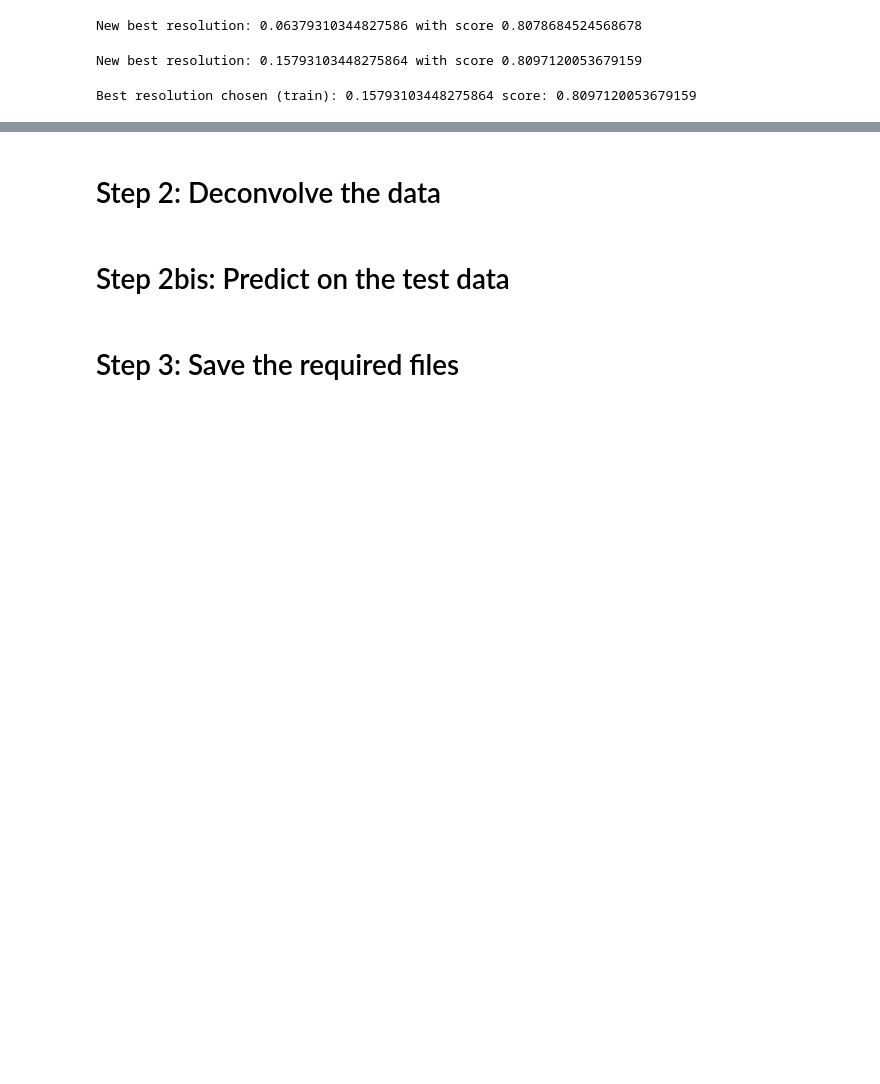
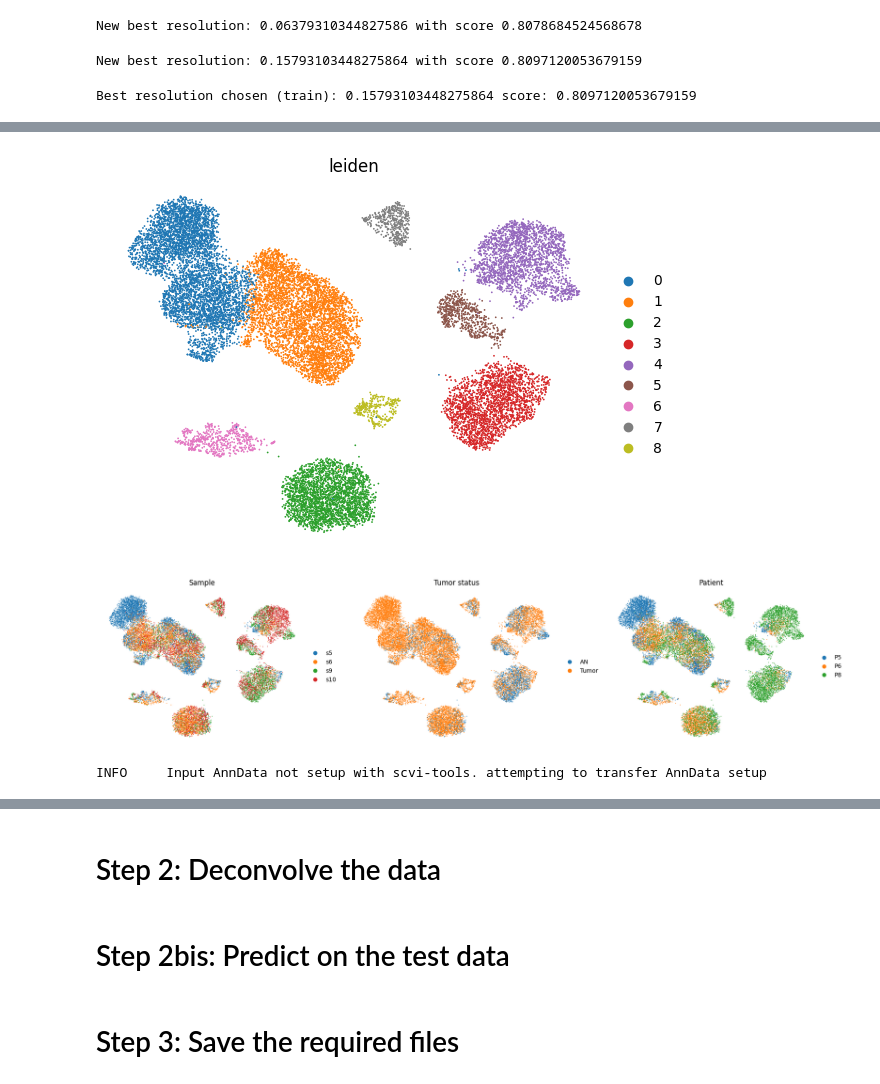
Before and after one commit to EdoardoNegri/Genomics_2, a Jupyter notebook: code.ipynb, the cells around one changed output, grey strips where cells are left out. Saved outputs shown, nothing was run; the diff lists cells and outputs as text; code cells hidden in the pictures; blank space fills up the shorter version.

```diff
--- a/code.ipynb
+++ b/code.ipynb
@@ -195,0 +202,16 @@ sc.tl.leiden(sc_train, resolution=best_res, key_added="cluster")
+# %%
+selected_genes = sc_train.var_names.tolist()
+
+sc_test = sc_test[:, selected_genes].copy()
+sc_test.layers["counts"] = sc_test.X.copy()  # preserve counts
+sc.pp.normalize_total(sc_test, target_sum=1e4)
+sc.pp.log1p(sc_test)
+sc_test.raw = sc_test
+# %%
+sc_test.obs[label_key] = "Unknown"
+model_test = scvi.model.SCVI.load_query_data(
+    sc_test,
+    model,
+)
+# %%
+model_test.train(early_stopping=True, max_epochs=200, check_val_every_n_epoch=10)
@@ -195,0 +226,2 @@ sc.tl.leiden(sc_train, resolution=best_res, key_added="cluster")
+# %%
+sc_test.obsm["X_scVI"] = model_test.get_latent_representation()
@@ -195,0 +232,22 @@ sc.tl.leiden(sc_train, resolution=best_res, key_added="cluster")
+# %%
+sc.pl.umap(
+    sc_test,
+    color=['leiden'],
+    frameon=False,
+)
+
+sc.pl.umap(
+    sc_test,
+    color=categorical_covariate_keys,
+    frameon=False,
+    ncols=len(categorical_covariate_keys),
+)
+# %% [output]
+[figure, added]
+[figure, added]
+# %%
+adata_full = sc_test.concatenate(sc_train)
+
+adata_full.obsm["X_scVI"] = model_test.get_latent_representation(adata_full)
+# %% [output]
+INFO     Input AnnData not setup with scvi-tools. attempting to transfer AnnData setup
```
Also changed, not shown: parts of 20 cells of this notebook, 1 other file.
